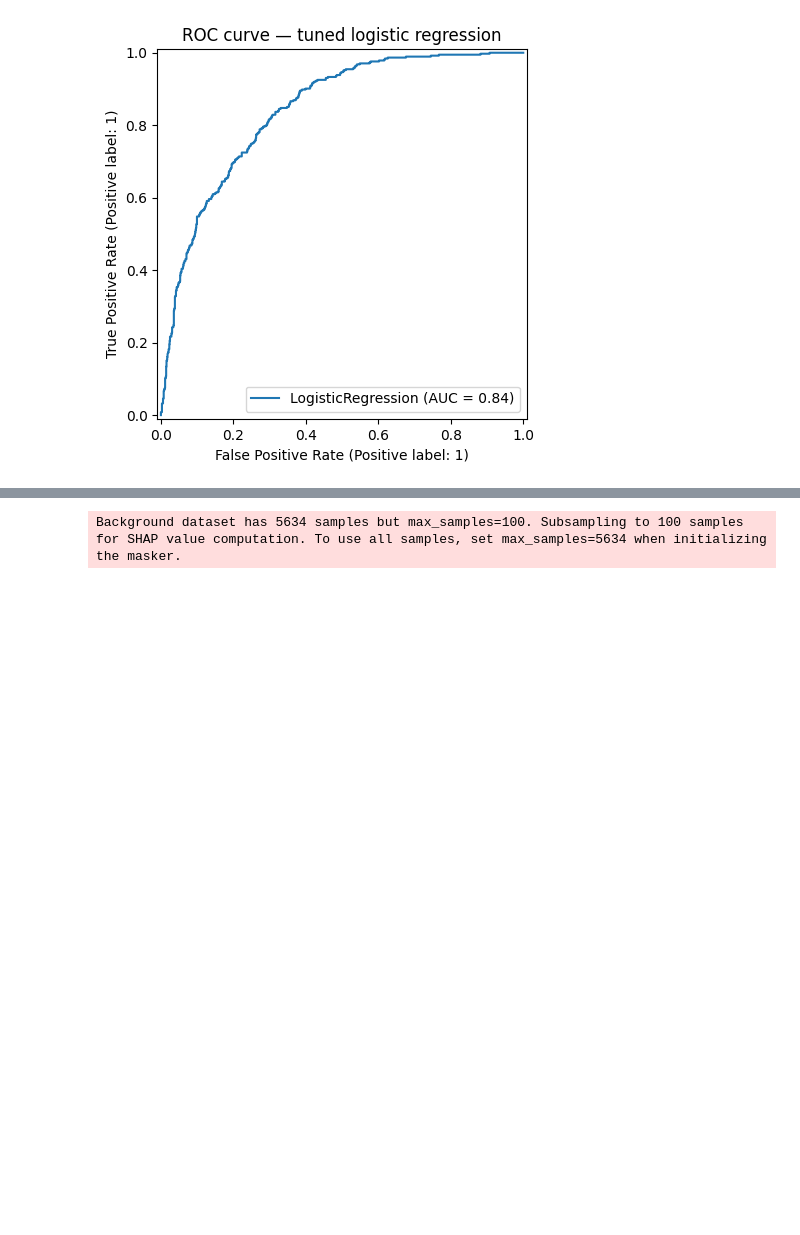
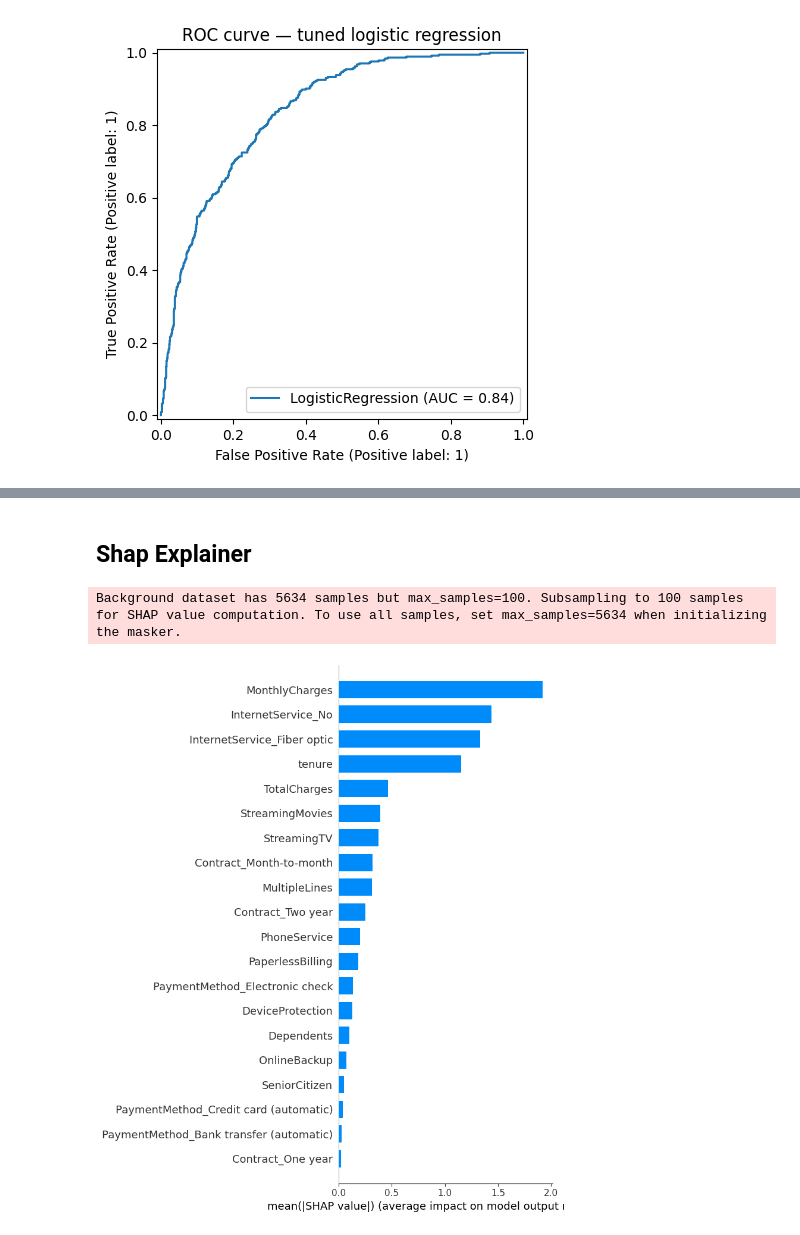
Before and after one commit to dibbu-shrma/Customer-Churn-Prediction, a Jupyter notebook: notebooks/training.ipynb, the cells around one changed output, grey strips where cells are left out. Saved outputs shown, nothing was run; the diff lists cells and outputs as text; code cells hidden in the pictures; blank space fills up the shorter version.

Commit message:
Add SHAP explainability, evaluation plots and saved model artifacts

```diff
--- a/notebooks/training.ipynb
+++ b/notebooks/training.ipynb
@@ -260,3 +273,5 @@ plt.show()
+# %% [markdown]
+## Shap Explainer
 # %%
 import shap
 
@@ -264,3 +279,14 @@ explainer = shap.LinearExplainer(best_lr, X_train_sc)
 shap_values = explainer.shap_values(X_test_sc)
 # %% [output]
 Background dataset has 5634 samples but max_samples=100. Subsampling to 100 samples for SHAP value computation. To use all samples, set max_samples=5634 when initializing the masker.
+# %%
+shap.summary_plot(
+    shap_values,
+    X_test,
+    plot_type='bar',
+    show=False
+)
+plt.savefig('../shap_summary.png', bbox_inches='tight')
+plt.show()
+# %% [output]
+[figure, added]
```
Also changed, not shown: parts of 13 cells of this notebook, 6 other files.
